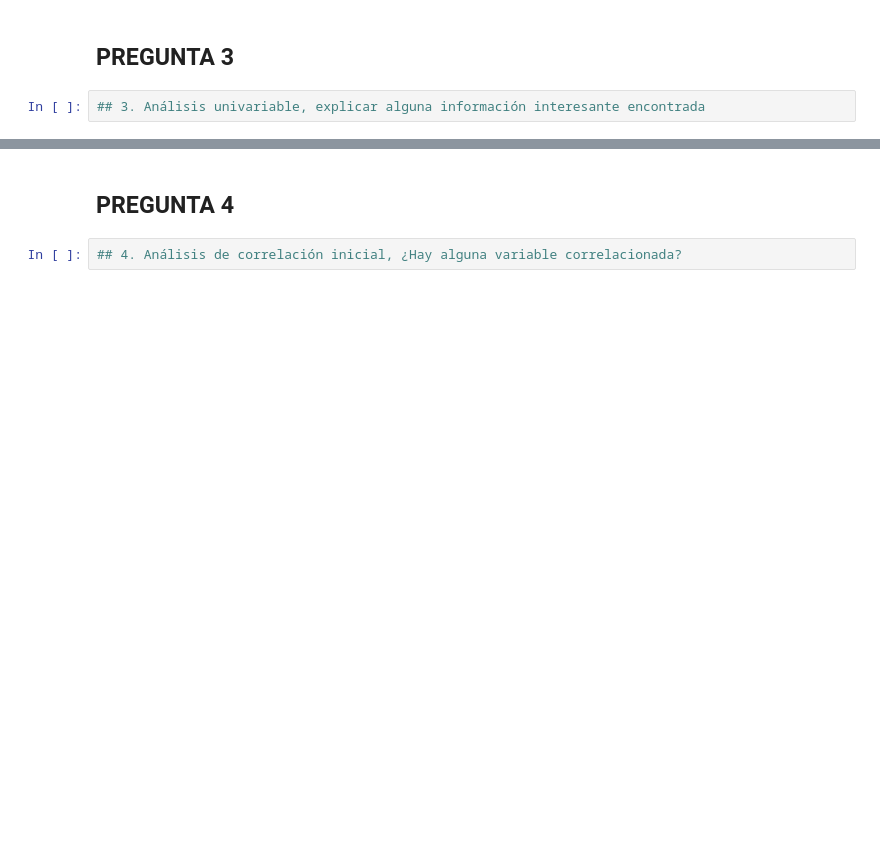
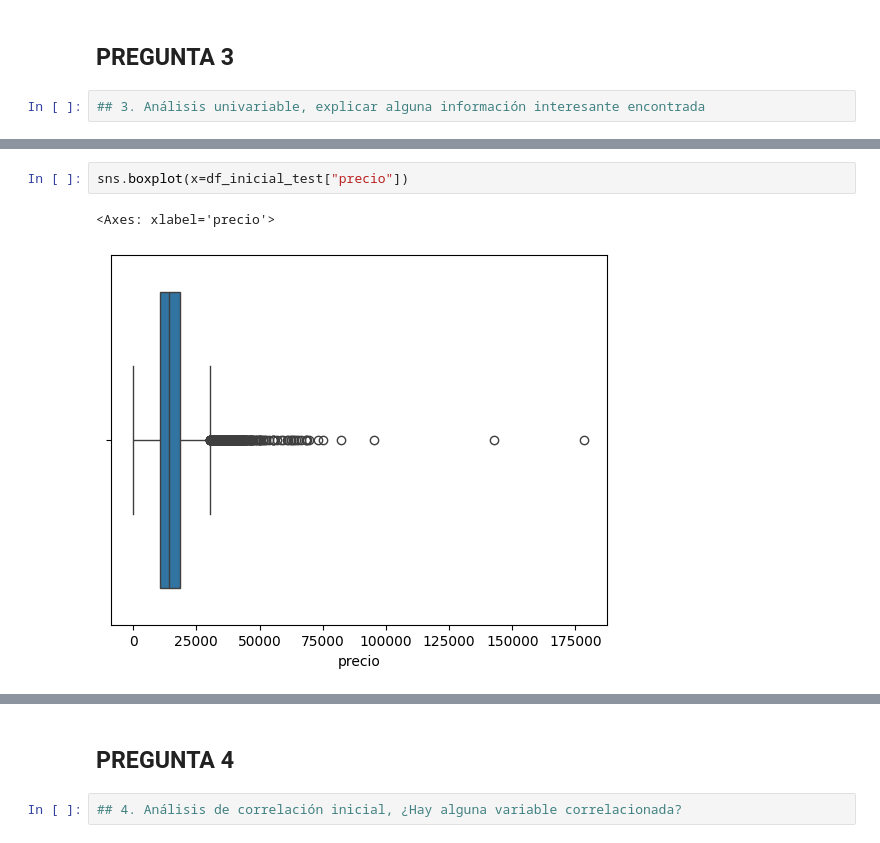
Before and after one commit to Enrique737/TFM_06, a Jupyter notebook: Entregable_T1_Data_Engineering/bmw.ipynb, the cells around one changed output, grey strips where cells are left out. Saved outputs shown, nothing was run; the diff lists cells and outputs as text; blank space fills up the shorter version.

```diff
--- a/Entregable_T1_Data_Engineering/bmw.ipynb
+++ b/Entregable_T1_Data_Engineering/bmw.ipynb
@@ -275,0 +432,5 @@ df_inicial_test[numeric].head()
+# %%
+sns.boxplot(x=df_inicial_test["precio"])
+# %% [output]
+<Axes: xlabel='precio'>
+[figure, added]
```
Also changed, not shown: parts of 17 cells of this notebook.
